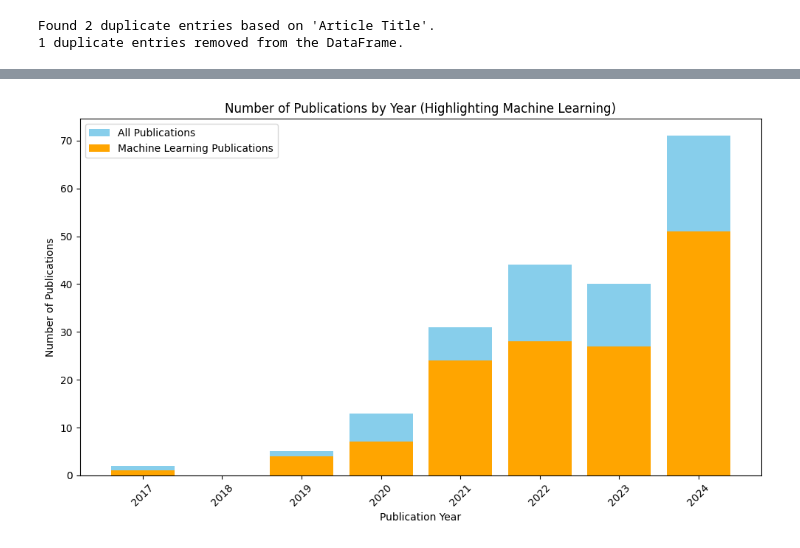
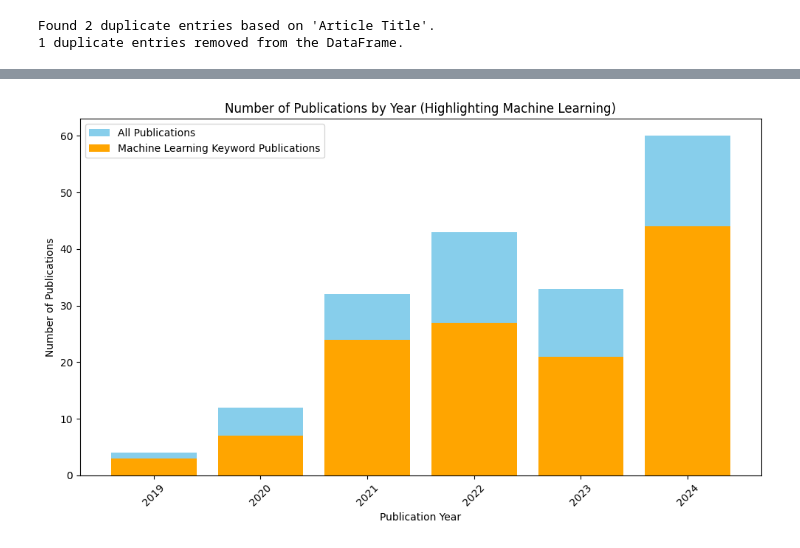
Before and after one commit to borbregant/Doktorat_all, a Jupyter notebook: raziskovalni_seminar/analysis.ipynb, the cells around one changed output, grey strips where cells are left out. Saved outputs shown, nothing was run; the diff lists cells and outputs as text; code cells hidden in the pictures.

```diff
--- a/raziskovalni_seminar/analysis.ipynb
+++ b/raziskovalni_seminar/analysis.ipynb
@@ -4,7 +4,7 @@
 import pandas as pd
 import matplotlib.pyplot as plt
 
-df = pd.read_excel("dataset_nov.xls")
+df = pd.read_excel("savedrecs.xls")
 df.head()
 # %% [output]
 |  | Publication Type | Authors | Book Authors | Book Editors | Book Group Authors | Author Full Names | ... |
@@ -137,36 +113,0 @@ students, learning, student, academic, performance, data, study, models, machine
-# %%
-import pandas as pd
-from sklearn.feature_extraction.text import CountVectorizer
-from sklearn.decomposition import LatentDirichletAllocation
-from wordcloud import WordCloud
-import matplotlib.pyplot as plt
-
-# Preprocess the 'Abstract' column: remove NaN, convert to lowercase, and strip whitespace
-df['Abstract'] = df['Abstract'].dropna().str.lower().str.strip()
-
-# Vectorization: Convert text to a document-term matrix
-vectorizer = CountVectorizer(stop_words='english', max_df=0.95, min_df=2)
-dtm = vectorizer.fit_transform(df['Abstract'])
-
-# LDA Topic Modeling
-lda = LatentDirichletAllocation(n_components=5, random_state=42)
-lda.fit(dtm)
-
-# Extracting topics
-feature_names = vectorizer.get_feature_names_out()
-no_top_words = 20
-
-# Create a figure for the word clouds
-fig, axes = plt.subplots(1, 5, figsize=(20, 8), sharex=True, sharey=True)
-
-for topic_idx, topic in enumerate(lda.components_):
-    top_words = {feature_names[i]: topic[i] for i in topic.argsort()[:-no_top_words - 1:-1]}
-    wordcloud = WordCloud(width=800, height=400, background_color='white').generate_from_frequencies(top_words)
-
-    ax = axes[topic_idx]
-    ax.imshow(wordcloud, interpolation='bilinear')
-    ax.axis('off')
-    ax.set_title(f'Topic {topic_idx + 1}')
-
-plt.tight_layout()
-plt.show()
@@ -241,26 +185,26 @@ plt.show()
 # %%
 # Filter rows with 'machine learning' in 'Author Keywords'
 df['Author Keywords'] = df['Author Keywords'].fillna('').str.lower()
 ml_publications_per_year = df[df['Author Keywords'].str.contains('machine learning')]['Publication Year'].value_counts().sort_index()
 
 # Plotting the advanced bar chart
 plt.figure(figsize=(10, 6))
 
 # Bar chart for all publications
 plt.bar(publications_per_year.index, publications_per_year.values, color='skyblue', label='All Publications')
 
 # Bar chart for publications with 'machine learning' keyword
-plt.bar(ml_publications_per_year.index, ml_publications_per_year.values, color='orange', label='Machine Learning Publications')
+plt.bar(ml_publications_per_year.index, ml_publications_per_year.values, color='orange', label='Machine Learning Keyword Publications')
 
 plt.title('Number of Publications by Year (Highlighting Machine Learning)')
 plt.xlabel('Publication Year')
 plt.ylabel('Number of Publications')
 plt.xticks(rotation=45)
 plt.legend()
 plt.tight_layout()
 plt.show()
 # %% [output]
-[figure, old version]
+[figure, new version]
 # %%
 import matplotlib.pyplot as plt
 from wordcloud import WordCloud
```
Also changed, not shown: parts of 16 cells of this notebook, 1 other file.
